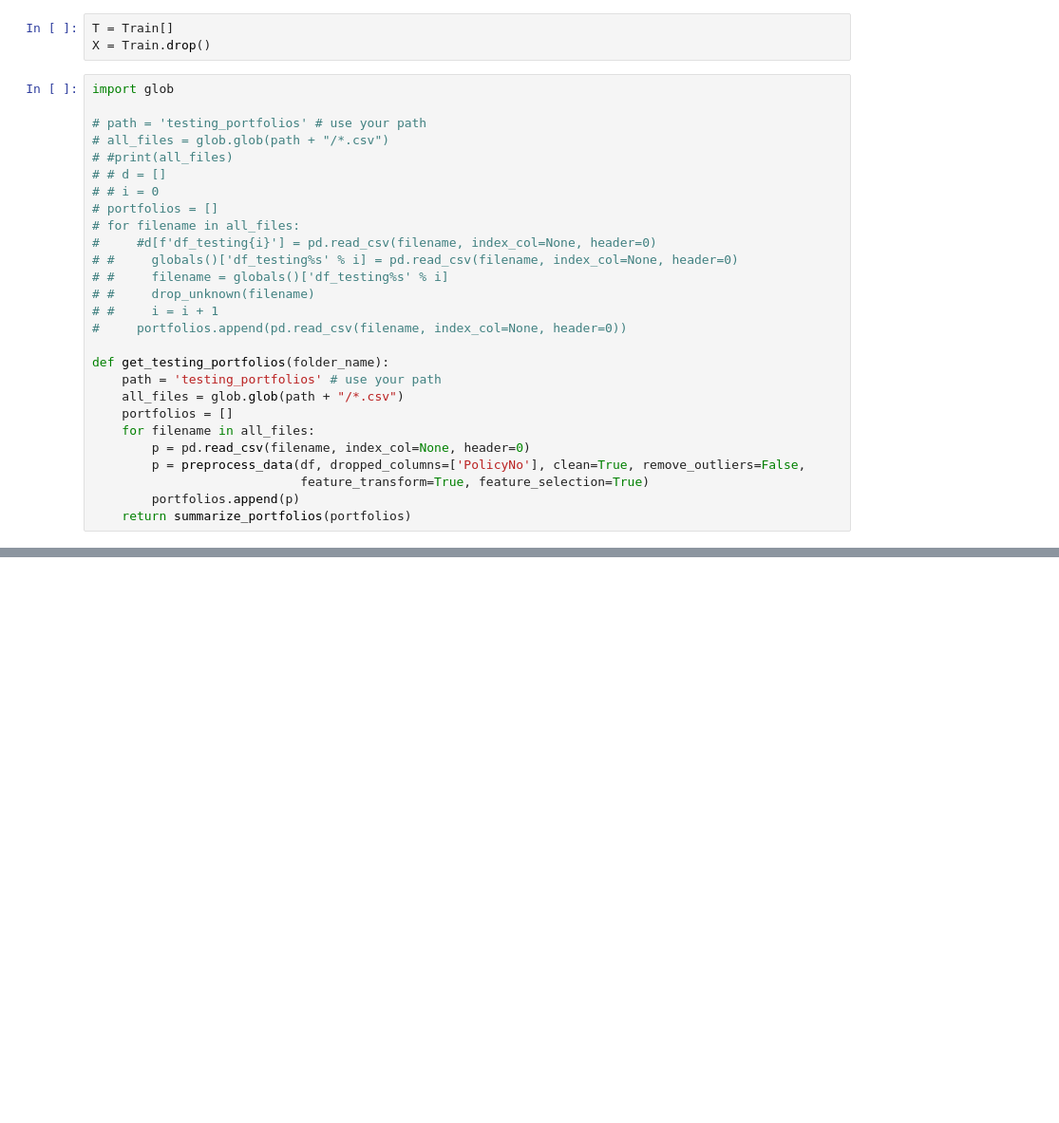
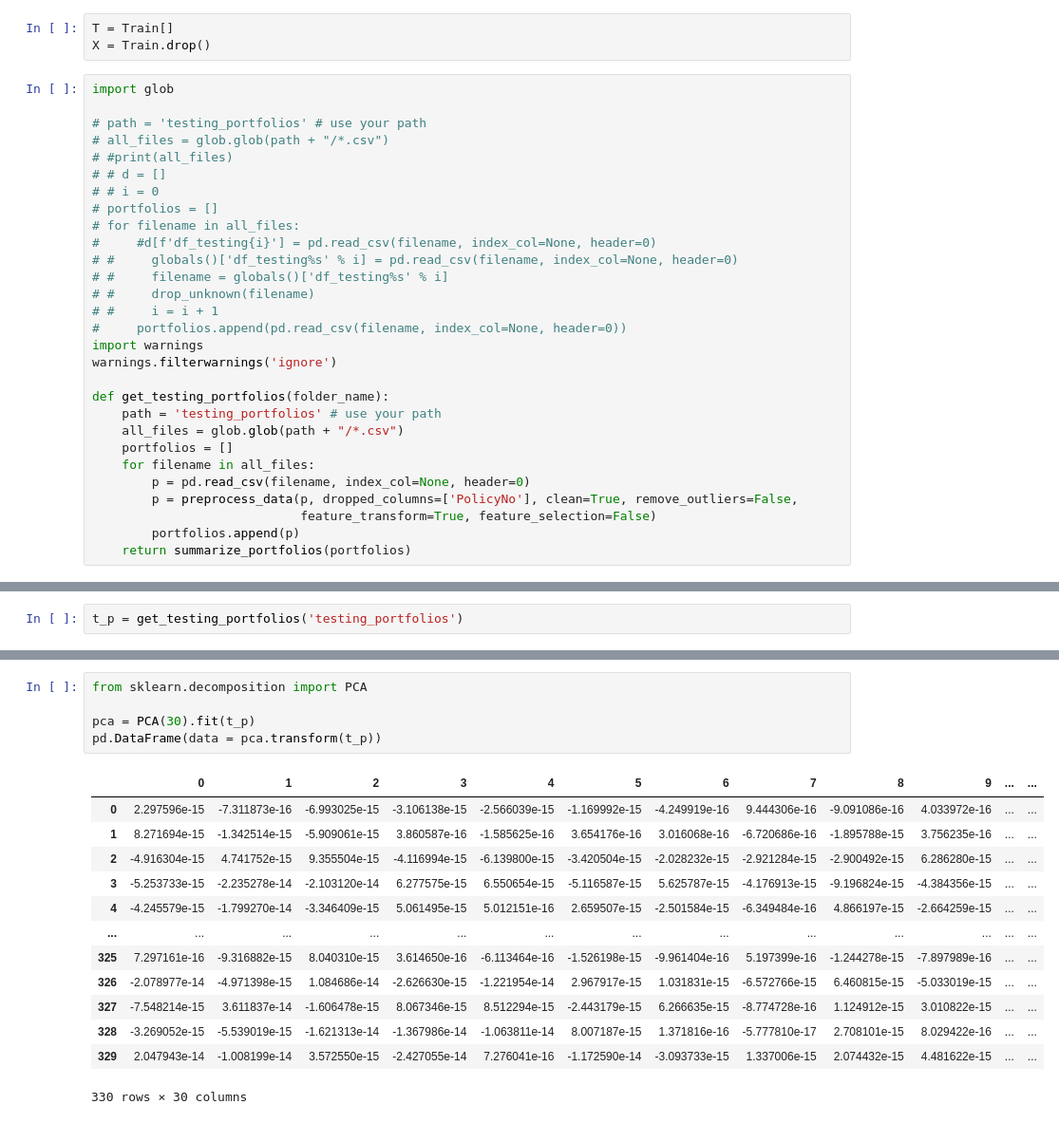
Before and after one commit to Rishant96/Big-Data-Final-Project, a Jupyter notebook: Big Data - Auto Insurance.ipynb, the cells around one changed output, grey strips where cells are left out. Shown at 95% size. Saved outputs shown, nothing was run; the diff lists cells and outputs as text; blank space fills up the shorter version.

```diff
--- a/Big Data - Auto Insurance.ipynb
+++ b/Big Data - Auto Insurance.ipynb
@@ -241,6 +233,8 @@ import glob
 # #     drop_unknown(filename)
 # #     i = i + 1
 #     portfolios.append(pd.read_csv(filename, index_col=None, header=0))
+import warnings
+warnings.filterwarnings('ignore')
 
 def get_testing_portfolios(folder_name):
     path = 'testing_portfolios' # use your path
@@ -248,7 +242,7 @@ def get_testing_portfolios(folder_name):
     portfolios = []
     for filename in all_files:
         p = pd.read_csv(filename, index_col=None, header=0)
-        p = preprocess_data(df, dropped_columns=['PolicyNo'], clean=True, remove_outliers=False,
-                            feature_transform=True, feature_selection=True)
+        p = preprocess_data(p, dropped_columns=['PolicyNo'], clean=True, remove_outliers=False,
+                            feature_transform=True, feature_selection=False)
         portfolios.append(p)
     return summarize_portfolios(portfolios)
@@ -258,0 +249,2 @@ NameError: name 'pd' is not defined
+# %%
+t_p = get_testing_portfolios('testing_portfolios')
@@ -258,0 +285,19 @@ NameError: name 'pd' is not defined
+# %%
+from sklearn.decomposition import PCA
+
+pca = PCA(30).fit(t_p)
+pd.DataFrame(data = pca.transform(t_p))
+# %% [output]
+|  | 0 | 1 | 2 | 3 | 4 | 5 | 6 | 7 | 8 | 9 | ... | ... |
+| 0 | 2.297596e-15 | -7.311873e-16 | -6.993025e-15 | -3.106138e-15 | -2.566039e-15 | -1.169992e-15 | -4.249919e-16 | 9.444306e-16 | -9.091086e-16 | 4.033972e-16 | ... | ... |
+| 1 | 8.271694e-15 | -1.342514e-15 | -5.909061e-15 | 3.860587e-16 | -1.585625e-16 | 3.654176e-16 | 3.016068e-16 | -6.720686e-16 | -1.895788e-15 | 3.756235e-16 | ... | ... |
+| 2 | -4.916304e-15 | 4.741752e-15 | 9.355504e-15 | -4.116994e-15 | -6.139800e-15 | -3.420504e-15 | -2.028232e-15 | -2.921284e-15 | -2.900492e-15 | 6.286280e-15 | ... | ... |
+| 3 | -5.253733e-15 | -2.235278e-14 | -2.103120e-14 | 6.277575e-15 | 6.550654e-15 | -5.116587e-15 | 5.625787e-15 | -4.176913e-15 | -9.196824e-15 | -4.384356e-15 | ... | ... |
+| 4 | -4.245579e-15 | -1.799270e-14 | -3.346409e-15 | 5.061495e-15 | 5.012151e-16 | 2.659507e-15 | -2.501584e-15 | -6.349484e-16 | 4.866197e-15 | -2.664259e-15 | ... | ... |
+| ... | ... | ... | ... | ... | ... | ... | ... | ... | ... | ... | ... | ... |
+| 325 | 7.297161e-16 | -9.316882e-15 | 8.040310e-15 | 3.614650e-16 | -6.113464e-16 | -1.526198e-15 | -9.961404e-16 | 5.197399e-16 | -1.244278e-15 | -7.897989e-16 | ... | ... |
+| 326 | -2.078977e-14 | -4.971398e-15 | 1.084686e-14 | -2.626630e-15 | -1.221954e-14 | 2.967917e-15 | 1.031831e-15 | -6.572766e-15 | 6.460815e-15 | -5.033019e-15 | ... | ... |
+| 327 | -7.548214e-15 | 3.611837e-14 | -1.606478e-15 | 8.067346e-15 | 8.512294e-15 | -2.443179e-15 | 6.266635e-15 | -8.774728e-16 | 1.124912e-15 | 3.010822e-15 | ... | ... |
+| 328 | -3.269052e-15 | -5.539019e-15 | -1.621313e-14 | -1.367986e-14 | -1.063811e-14 | 8.007187e-15 | 1.371816e-16 | -5.777810e-17 | 2.708101e-15 | 8.029422e-16 | ... | ... |
+| 329 | 2.047943e-14 | -1.008199e-14 | 3.572550e-15 | -2.427055e-14 | 7.276041e-16 | -1.172590e-14 | -3.093733e-15 | 1.337006e-15 | 2.074432e-15 | 4.481622e-15 | ... | ... |
+330 rows × 30 columns
```
Also changed, not shown: parts of 9 cells of this notebook.
